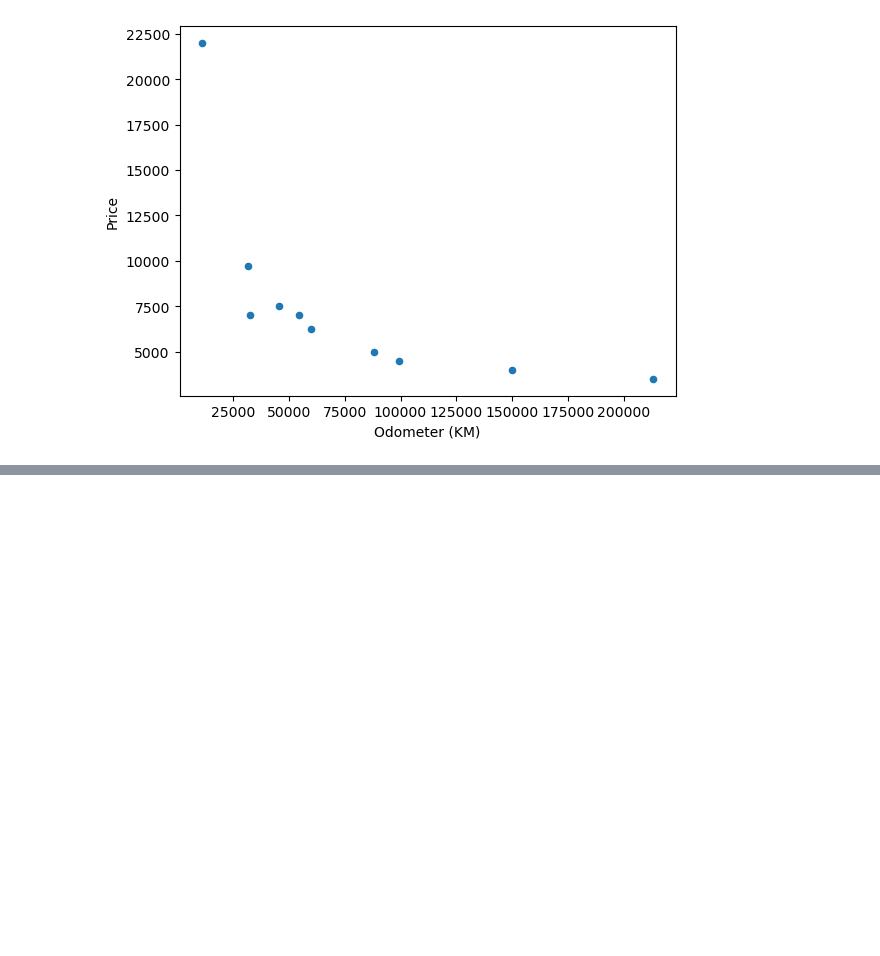
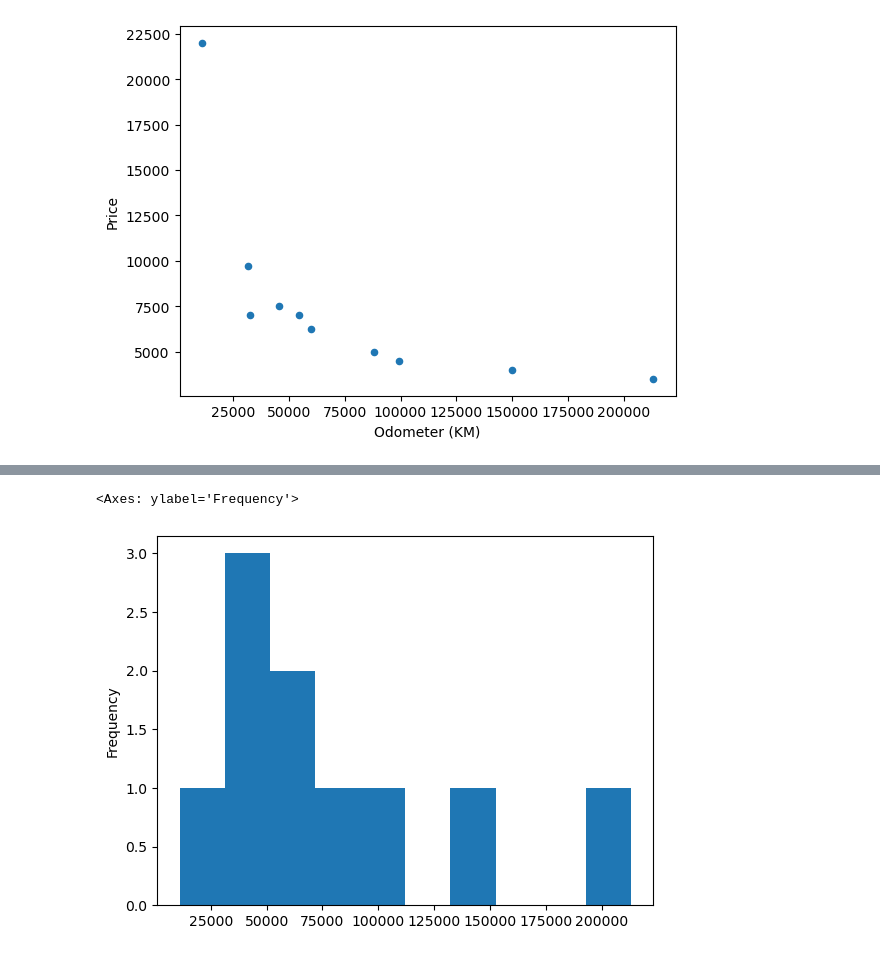
Before and after one commit to WassimMgg/Matplotlib_Library, a Jupyter notebook: Introduction_to_Matplotlib.ipynb, the cells around one changed output, grey strips where cells are left out. Saved outputs shown, nothing was run; the diff lists cells and outputs as text; code cells hidden in the pictures; blank space fills up the shorter version.

```diff
--- a/Introduction_to_Matplotlib.ipynb
+++ b/Introduction_to_Matplotlib.ipynb
@@ -320,0 +370,7 @@ car_sales.plot(x="Odometer (KM)", y="Price", kind='scatter');
+# %%
+# How about Histograms ?
+
+car_sales["Odometer (KM)"].plot.hist()
+# %% [output]
+<Axes: ylabel='Frequency'>
+[figure, added]
```
Also changed, not shown: parts of 41 cells of this notebook, 2 other files.
